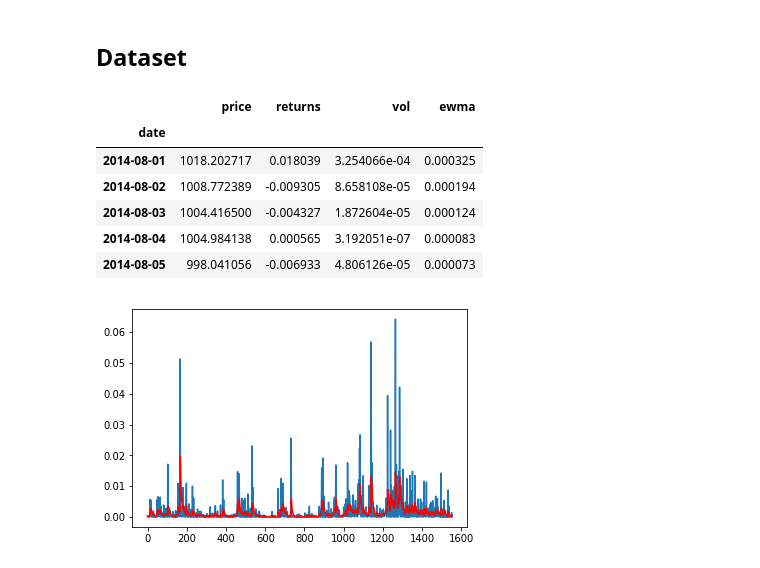
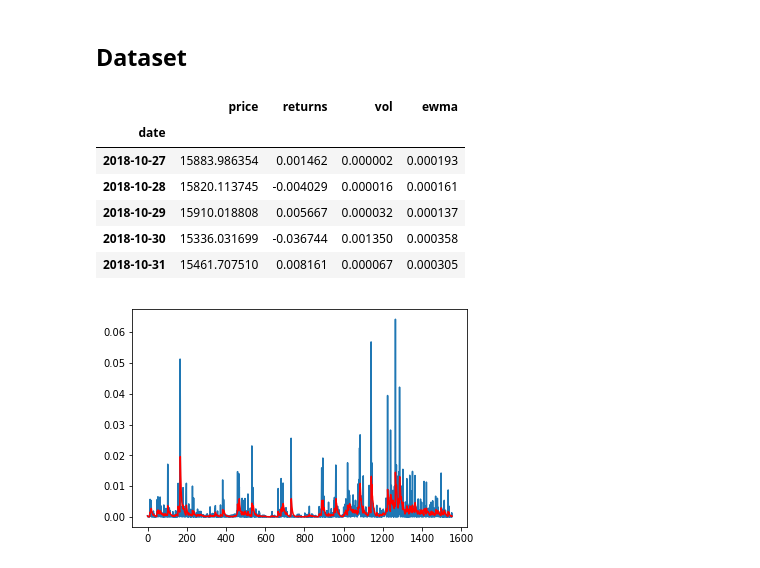
Before and after one commit to cjzj884/Forecasting_CRIX_LSTM, a Jupyter notebook: CrixLSTM.ipynb, the cells around one changed output. Drawn from its saved outputs; the diff is of its cells as text; code cells hidden in the pictures.

```diff
--- a/CrixLSTM.ipynb
+++ b/CrixLSTM.ipynb
@@ -29,28 +29,27 @@ epochs = 1
 # %%
 with urllib.request.urlopen("http://thecrix.de/data/crix.json") as url:
     data = json.loads(url.read().decode())
 
 #Convert the data in a pandas dataframe
-crix_data = pd.DataFrame(data = data)
+crix_data = pd.DataFrame(data = data[:-1])
 crix_data = crix_data.set_index('date')
 crix_data['returns'] = np.log(crix_data.price / crix_data.price.shift(1))
 crix_data['vol'] = np.square(crix_data['returns'])
-#crix_data['emwa'] = pd.DataFrame.ewma(crix_data['vol'])
 crix_data['ewma'] = crix_data['vol'].ewm(span = look_back).mean()
 
 #Remove the first row containing 'Nan' Values
 crix_data.drop(crix_data.index[0], inplace = True)
 
 #Display the first 5 rows of the dataset
-crix_data.head()
+crix_data.tail(5)
 # %% [output]
 |  | price | returns | vol | ewma |
 | date |  |  |  |  |
-| 2014-08-01 | 1018.202717 | 0.018039 | 3.254066e-04 | 0.000325 |
-| 2014-08-02 | 1008.772389 | -0.009305 | 8.658108e-05 | 0.000194 |
-| 2014-08-03 | 1004.416500 | -0.004327 | 1.872604e-05 | 0.000124 |
-| 2014-08-04 | 1004.984138 | 0.000565 | 3.192051e-07 | 0.000083 |
-| 2014-08-05 | 998.041056 | -0.006933 | 4.806126e-05 | 0.000073 |
+| 2018-10-27 | 15883.986354 | 0.001462 | 0.000002 | 0.000193 |
+| 2018-10-28 | 15820.113745 | -0.004029 | 0.000016 | 0.000161 |
+| 2018-10-29 | 15910.018808 | 0.005667 | 0.000032 | 0.000137 |
+| 2018-10-30 | 15336.031699 | -0.036744 | 0.001350 | 0.000358 |
+| 2018-10-31 | 15461.707510 | 0.008161 | 0.000067 | 0.000305 |
 # %%
 plt.plot(crix_data['vol'].values)
 plt.plot(crix_data['ewma'].values, color = 'red')
```
Also changed, not shown: parts of 3 cells of this notebook.
